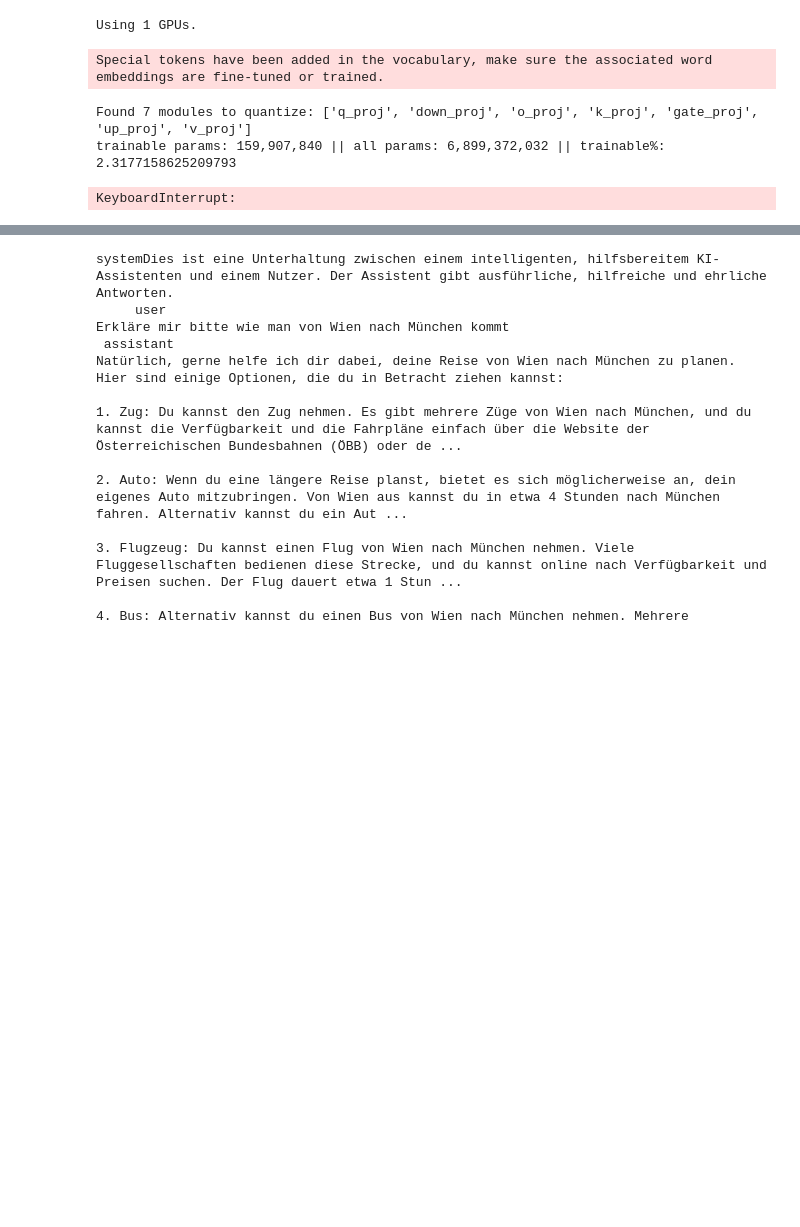
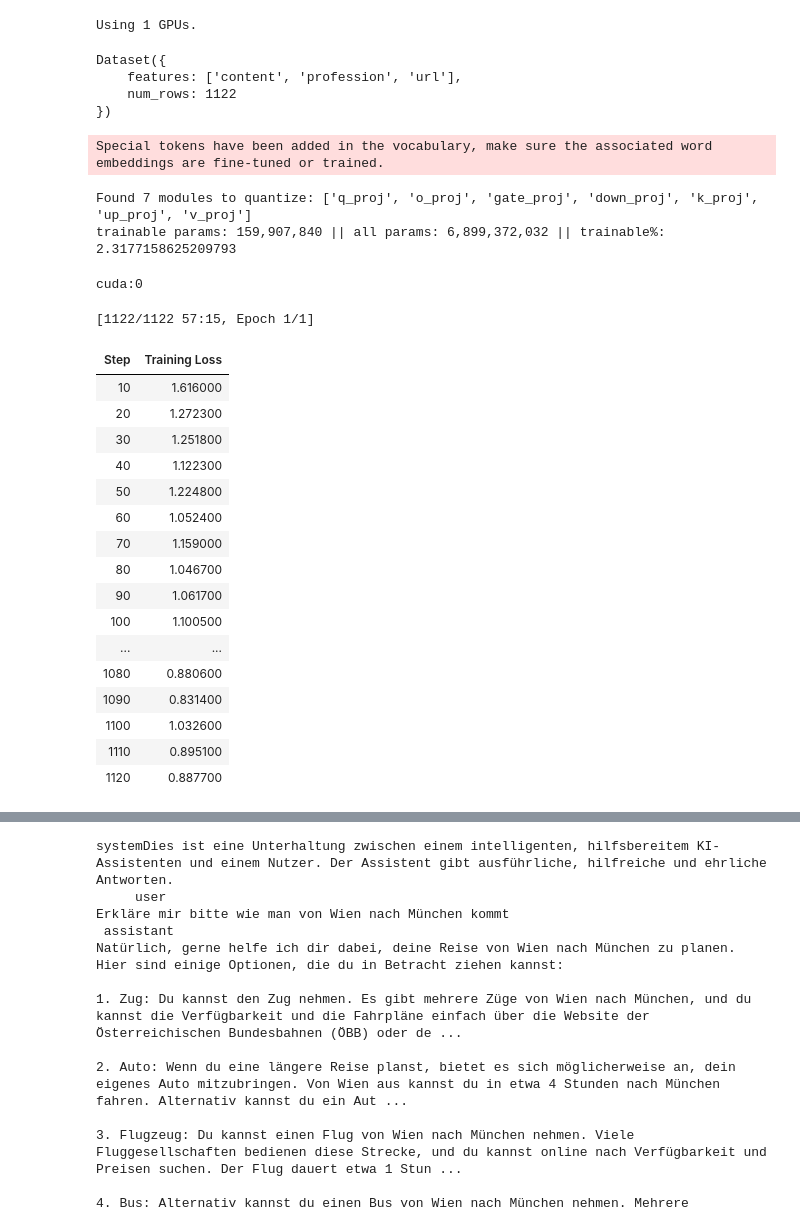
Before and after one commit to felixerlacher/sdc-project-ams, a Jupyter notebook: felix/just_finetuning_leo-hessianai.ipynb, the cells around one changed output, grey strips where cells are left out. Cells and saved outputs as stored; diff of their text form; code cells hidden in the pictures; blank space fills up the shorter version.

Commit message:
qlora worked, but results are pretty much the same, easier with retrival or cooler with q&d dataset

```diff
--- a/felix/just_finetuning_leo-hessianai.ipynb
+++ b/felix/just_finetuning_leo-hessianai.ipynb
@@ -222,8 +224,8 @@ class DataCollatorForCausalLM(object):
 
     def __call__(self, instances: Sequence[Dict]) -> Dict[str, torch.Tensor]:
         # Extract elements
-        sources = [f"{self.tokenizer.bos_token}{example['input']}" for example in instances]
-        targets = [f"{example['output']}{self.tokenizer.eos_token}" for example in instances]
+        sources = [f"{self.tokenizer.bos_token}{example['profession']}" for example in instances]
+        targets = [f"{example['content']}{self.tokenizer.eos_token}" for example in instances]
         # Tokenize
         tokenized_sources_with_prompt = self.tokenizer(
             sources,
@@ -272,6 +274,16 @@ data_collator = DataCollatorForCausalLM(
         train_on_source=False,
         predict_with_generate=False,
 )
+# %%
+print(dataset)
+# #reduce dataset size for testing
+# dataset = dataset.select(range(100))
+# print(dataset)
+# %% [output]
+Dataset({
+    features: ['content', 'profession', 'url'],
+    num_rows: 1122
+})
 # %%
 import bitsandbytes as bnb
 import torch
@@ -412,14 +424,52 @@ trainer = Trainer(
 )
 # %% [output]
 Special tokens have been added in the vocabulary, make sure the associated word embeddings are fine-tuned or trained.
-Found 7 modules to quantize: ['q_proj', 'down_proj', 'o_proj', 'k_proj', 'gate_proj', 'up_proj', 'v_proj']
+Found 7 modules to quantize: ['q_proj', 'o_proj', 'gate_proj', 'down_proj', 'k_proj', 'up_proj', 'v_proj']
 trainable params: 159,907,840 || all params: 6,899,372,032 || trainable%: 2.3177158625209793
+# %%
+device = next(model.parameters()).device
+print(device)
+# %% [output]
+cuda:0
+# %%
+import torch
+
+try:
+    trainer.train()
+except RuntimeError as e:
+    if "CUBLAS_STATUS_EXECUTION_FAILED" in str(e):
+        print("CUDA error: Out of memory or hardware issue. Trying to free up memory.")
+        torch.cuda.empty_cache()
+    else:
+        raise e  # Re-raise the exception if it's not a CUDA error
+
+# Save the model
+trainer.save_model(f"{model_name}-ams-finetuned")
+
+#full 1120 epochs 57m 22.2s
+# %% [output]
+[1122/1122 57:15, Epoch 1/1]
+| Step | Training Loss |
+| 10 | 1.616000 |
+| 20 | 1.272300 |
+| 30 | 1.251800 |
+| 40 | 1.122300 |
+| 50 | 1.224800 |
+| 60 | 1.052400 |
+| 70 | 1.159000 |
+| 80 | 1.046700 |
+| 90 | 1.061700 |
+| 100 | 1.100500 |
+| ... | ... |
+| 1080 | 0.880600 |
+| 1090 | 0.831400 |
+| 1100 | 1.032600 |
+| 1110 | 0.895100 |
+| 1120 | 0.887700 |
 # %%
-trainer.train()
-#save the model
-trainer.save_model(f"{model_name}-ams-finetuned")
+# trainer.train()
+# #save the model
+# trainer.save_model(f"{model_name}-ams-finetuned")
-# %% [output]
-KeyboardInterrupt:
 # %%
 from peft import PeftModel
 
```
Also changed, not shown: parts of 5 cells of this notebook, 1 other file.
